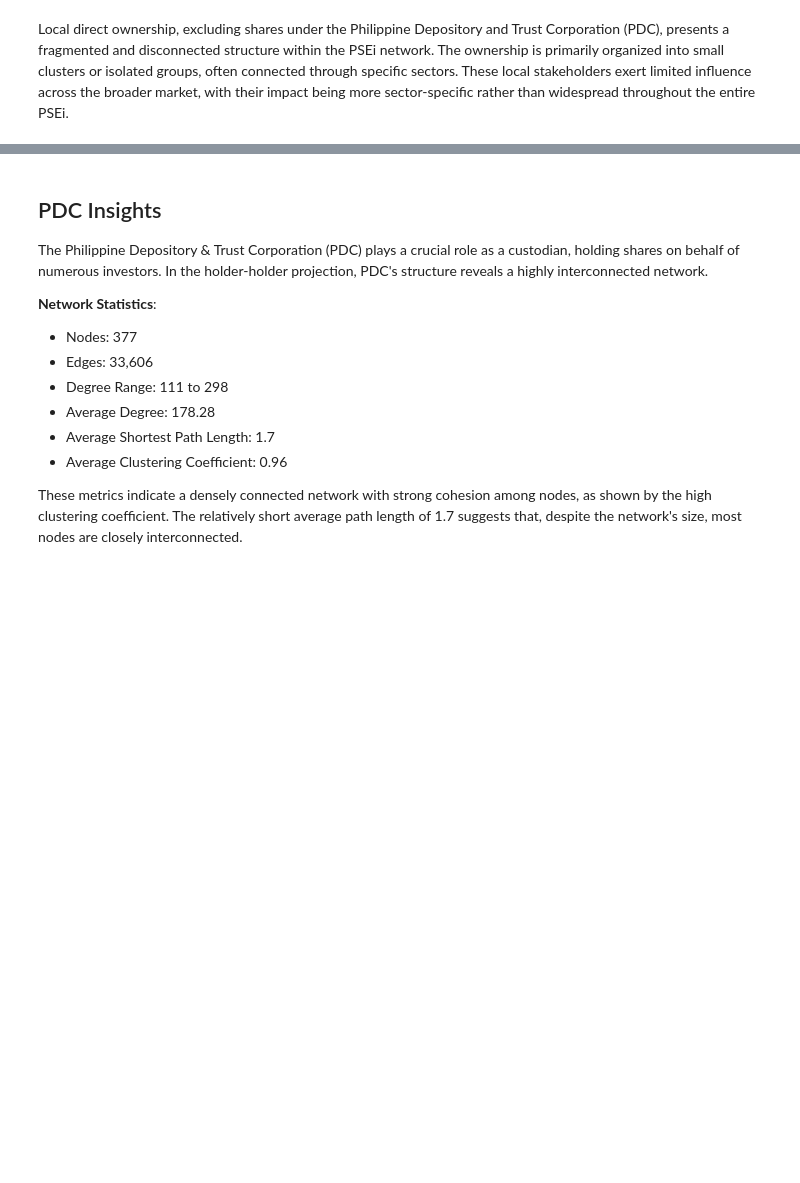
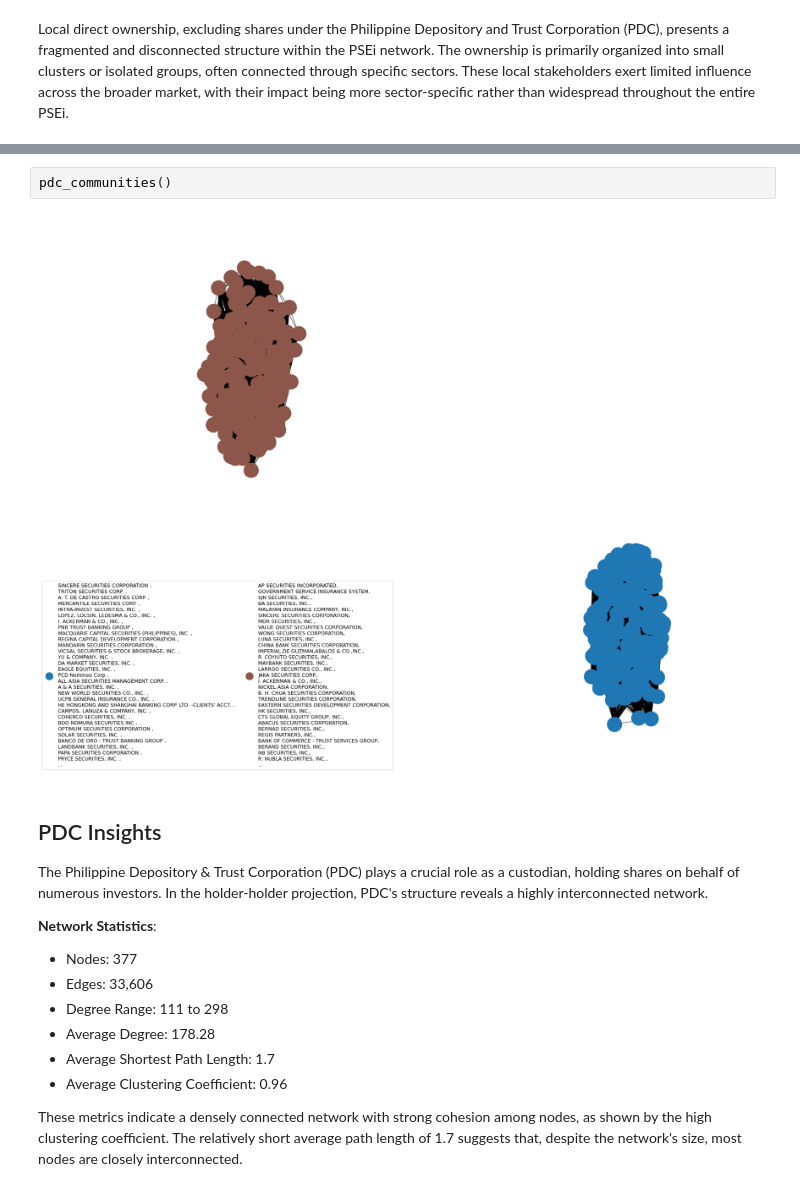
Before and after one commit to vsitucal-personal/ns_tech_report, a Jupyter notebook: Tech_Report.ipynb, the cells around one changed output, grey strips where cells are left out. Cells and saved outputs as stored; diff of their text form; blank space fills up the shorter version.

```diff
--- a/Tech_Report.ipynb
+++ b/Tech_Report.ipynb
@@ -92,6 +92,10 @@ average clustering coefficient: 0.961
 | 0 | BENJAMIN CO CA & CO., INC. | 0.792553 | BENJAMIN CO CA & CO., INC. | 0.499295 | BENJAMIN CO CA & CO., INC. | 0.828194 | BENJAMIN CO CA & CO., INC. | ... |
 | 1 | FIDELITY SECURITIES, INC. | 0.531915 | FIDELITY SECURITIES, INC. | 0.001476 | FIDELITY SECURITIES, INC. | 0.664311 | FIDELITY SECURITIES, INC. | ... |
 | 2 | TANSENGCO & CO., INC. | 0.531915 | TANSENGCO & CO., INC. | 0.001476 | TANSENGCO & CO., INC. | 0.664311 | TANSENGCO & CO., INC. | ... |
+# %%
+pdc_communities()
+# %% [output]
+[figure, added]
 # %% [markdown]
 <h2 style="text-align: left;">PDC Insights</h2>
 
```
Also changed, not shown: parts of 1 cell of this notebook, 3 other files.
